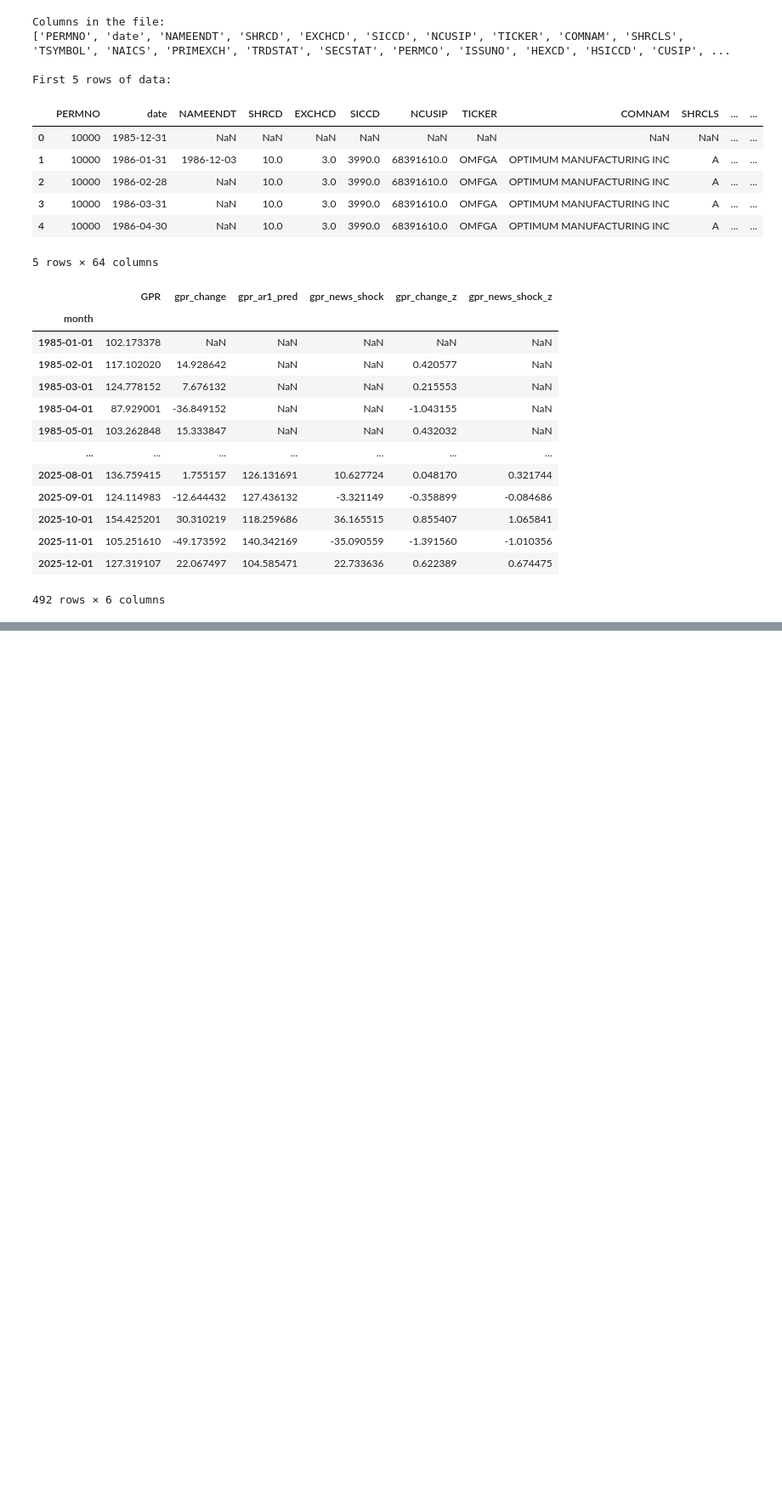
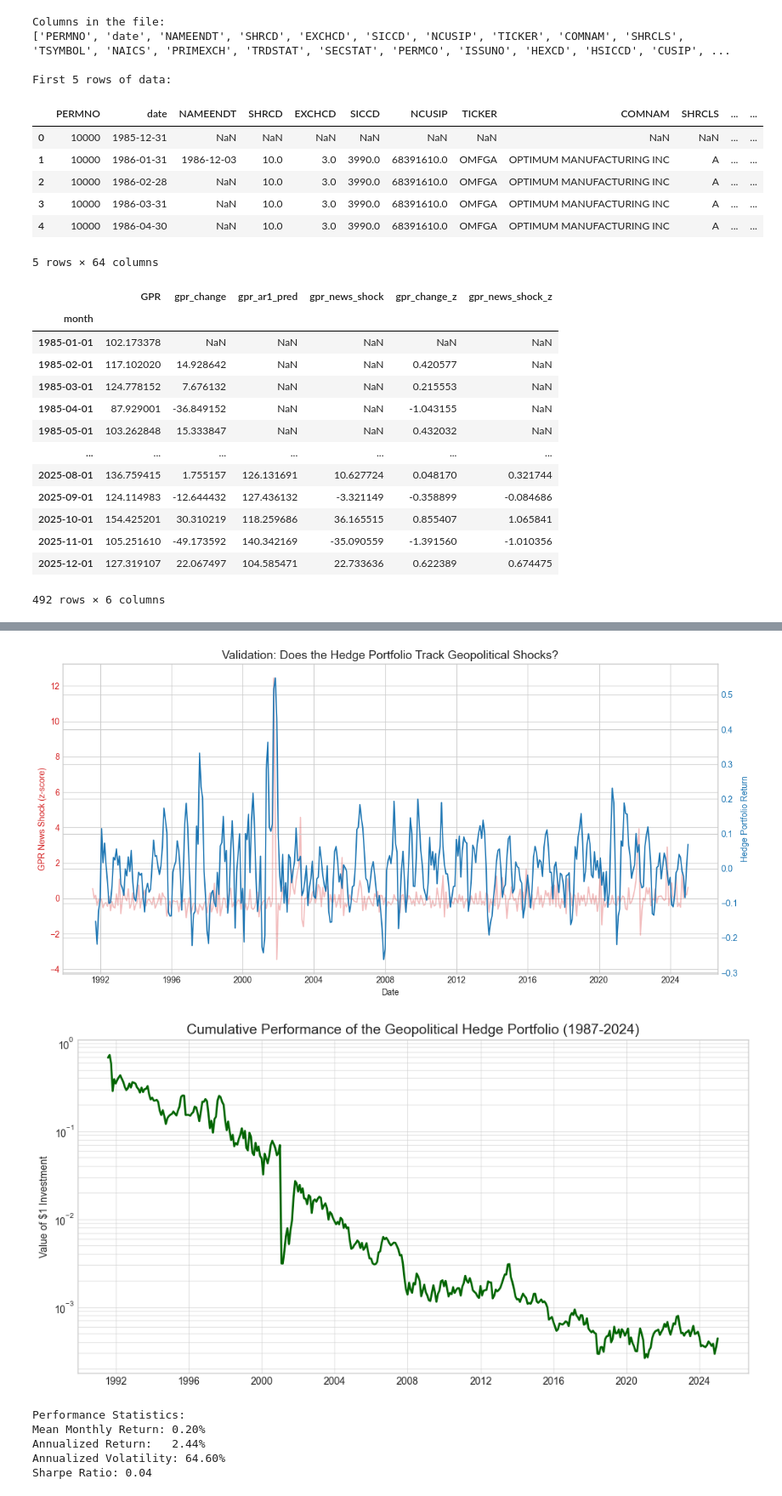
Before and after one commit to siddharthyashkukreja-cloud/Hedging_GeoPolRisk, a Jupyter notebook: researchProject.ipynb, the cells around one changed output, grey strips where cells are left out. Shown at 85% size. Cells and saved outputs as stored; diff of their text form; code cells hidden in the pictures; blank space fills up the shorter version.

```diff
--- a/researchProject.ipynb
+++ b/researchProject.ipynb
@@ -448,0 +460,78 @@ Notes:
+# %%
+# --- Step 4: Empirical Validation (Visualizations) ---
+
+import matplotlib.pyplot as plt
+import matplotlib.dates as mdates
+
+# Set style for professional academic plots
+plt.style.use('seaborn-v0_8-whitegrid')
+
+# --- Figure 1: The "Proof" Plot (Hedge vs. Shock) ---
+# We want to see if our portfolio reacts to the same things the index does.
+
+fig, ax1 = plt.subplots(figsize=(12, 6))
+
+# Plot the GPR Shock (The News) on the Left Axis
+color = 'tab:red'
+ax1.set_xlabel('Date')
+ax1.set_ylabel('GPR News Shock (z-score)', color=color)
+ax1.plot(final_hedge.index, final_hedge['GPR_Shock_News_Z'], color=color, alpha=0.3, label='Geopolitical Shock')
+ax1.tick_params(axis='y', labelcolor=color)
+
+# Plot the Hedge Portfolio (Your Synthetic Asset) on the Right Axis
+ax2 = ax1.twinx()
+color = 'tab:blue'
+ax2.set_ylabel('Hedge Portfolio Return', color=color)
+# We use a 3-month rolling average for the hedge to make the trend clearer vs the noisy shock
+ax2.plot(final_hedge.index, final_hedge['Hedge_Excess_Return'].rolling(3).mean(), color=color, linewidth=1.5, label='Hedge Portfolio (3m MA)')
+ax2.tick_params(axis='y', labelcolor=color)
+
+plt.title('Validation: Does the Hedge Portfolio Track Geopolitical Shocks?', fontsize=14)
+fig.tight_layout()
+plt.show()
+
+# --- Figure 2: Cumulative Performance (Making Money?) ---
+# "If I invested $1 in 1987, what is it worth now?"
+
+plt.figure(figsize=(12, 6))
+
+# Calculate Cumulative Returns (Log returns are additive)
+# We use the "Total Return" (Excess + RF) to mimic a real investment
+cumulative_ret = (1 + final_hedge['Hedge_Total_Return']).cumprod()
+
+plt.plot(cumulative_ret.index, cumulative_ret, color='darkgreen', linewidth=2)
+plt.title('Cumulative Performance of the Geopolitical Hedge Portfolio (1987-2024)', fontsize=14)
+plt.ylabel('Value of $1 Investment')
+plt.yscale('log') # Log scale helps see long-term trends better
+plt.grid(True, which="both", ls="-", alpha=0.5)
+
+# Highlight key events
+events = {
+    pd.Timestamp('1990-08-01'): 'Gulf War',
+    pd.Timestamp('2001-09-11'): '9/11',
+    pd.Timestamp('2003-03-20'): 'Iraq War',
+    pd.Timestamp('2022-02-24'): 'Ukraine War'
+}
+
+for date, label in events.items():
+    if date in cumulative_ret.index:
+        val = cumulative_ret.asof(date)
+        plt.annotate(label, xy=(date, val), xytext=(date, val*1.5),
+                     arrowprops=dict(facecolor='black', shrink=0.05))
+
+plt.show()
+
+# --- Statistics Table for Report ---
+print("Performance Statistics:")
+print(f"Mean Monthly Return: {final_hedge['Hedge_Total_Return'].mean()*100:.2f}%")
+print(f"Annualized Return:   {final_hedge['Hedge_Total_Return'].mean()*12*100:.2f}%")
+print(f"Annualized Volatility: {final_hedge['Hedge_Total_Return'].std()*np.sqrt(12)*100:.2f}%")
+print(f"Sharpe Ratio: {(final_hedge['Hedge_Total_Return'].mean() / final_hedge['Hedge_Total_Return'].std()) * np.sqrt(12):.2f}")
+# %% [output]
+[figure, added]
+[figure, added]
+Performance Statistics:
+Mean Monthly Return: 0.20%
+Annualized Return:   2.44%
+Annualized Volatility: 64.60%
+Sharpe Ratio: 0.04
```
Also changed, not shown: parts of 16 cells of this notebook.
